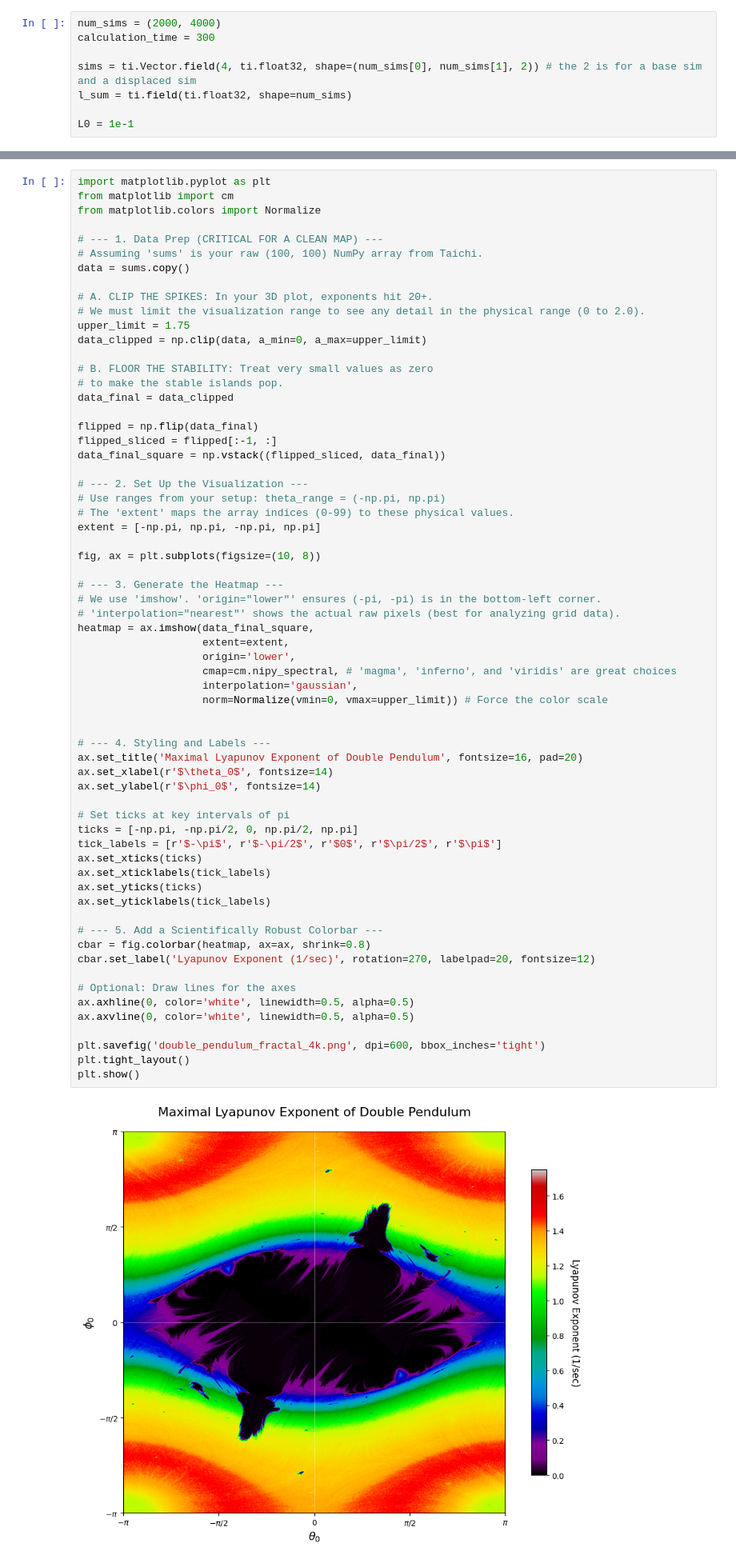
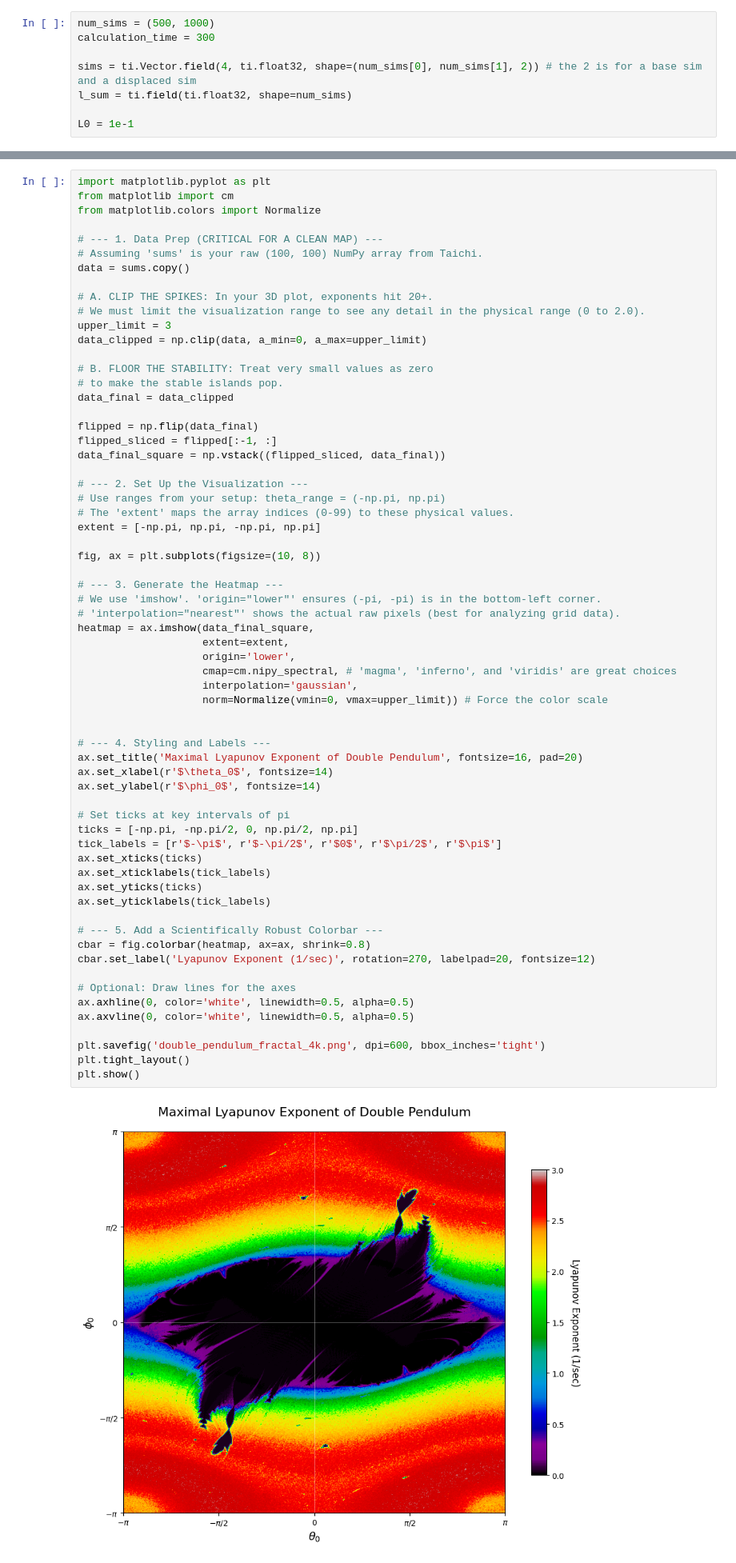
Before and after one commit to Will-Drac/double-pendulum-prediction, a Jupyter notebook: chaos/lyapunov_exponent.ipynb, the cells around one changed output, grey strips where cells are left out. Shown at 80% size. Cells and saved outputs as stored; diff of their text form.

```diff
--- a/chaos/lyapunov_exponent.ipynb
+++ b/chaos/lyapunov_exponent.ipynb
@@ -10,7 +10,7 @@ ti.init(arch=ti.gpu, default_fp=ti.f64)
 # %% [output]
 [Taichi] Starting on arch=cuda
 # %%
-num_sims = (2000, 4000)
+num_sims = (500, 1000)
 calculation_time = 300
 
 sims = ti.Vector.field(4, ti.float32, shape=(num_sims[0], num_sims[1], 2)) # the 2 is for a base sim and a displaced sim
@@ -180,7 +178,7 @@ data = sums.copy()
 
 # A. CLIP THE SPIKES: In your 3D plot, exponents hit 20+.
 # We must limit the visualization range to see any detail in the physical range (0 to 2.0).
-upper_limit = 1.75
+upper_limit = 3
 data_clipped = np.clip(data, a_min=0, a_max=upper_limit)
 
 # B. FLOOR THE STABILITY: Treat very small values as zero
@@ -207,33 +205,33 @@ heatmap = ax.imshow(data_final_square,
                     cmap=cm.nipy_spectral, # 'magma', 'inferno', and 'viridis' are great choices
                     interpolation='gaussian',
                     norm=Normalize(vmin=0, vmax=upper_limit)) # Force the color scale
 
 
 # --- 4. Styling and Labels ---
 ax.set_title('Maximal Lyapunov Exponent of Double Pendulum', fontsize=16, pad=20)
 ax.set_xlabel(r'$\theta_0$', fontsize=14)
 ax.set_ylabel(r'$\phi_0$', fontsize=14)
 
 # Set ticks at key intervals of pi
 ticks = [-np.pi, -np.pi/2, 0, np.pi/2, np.pi]
 tick_labels = [r'$-\pi$', r'$-\pi/2$', r'$0$', r'$\pi/2$', r'$\pi$']
 ax.set_xticks(ticks)
 ax.set_xticklabels(tick_labels)
 ax.set_yticks(ticks)
 ax.set_yticklabels(tick_labels)
 
 # --- 5. Add a Scientifically Robust Colorbar ---
 cbar = fig.colorbar(heatmap, ax=ax, shrink=0.8)
 cbar.set_label('Lyapunov Exponent (1/sec)', rotation=270, labelpad=20, fontsize=12)
 
 # Optional: Draw lines for the axes
 ax.axhline(0, color='white', linewidth=0.5, alpha=0.5)
 ax.axvline(0, color='white', linewidth=0.5, alpha=0.5)
 
 plt.savefig('double_pendulum_fractal_4k.png', dpi=600, bbox_inches='tight')
 plt.tight_layout()
 plt.show()
 # %% [output]
-[figure, old version]
+[figure, new version]
 # %%
 data_final_square
```
Also changed, not shown: parts of 2 cells of this notebook, 1 other file.
